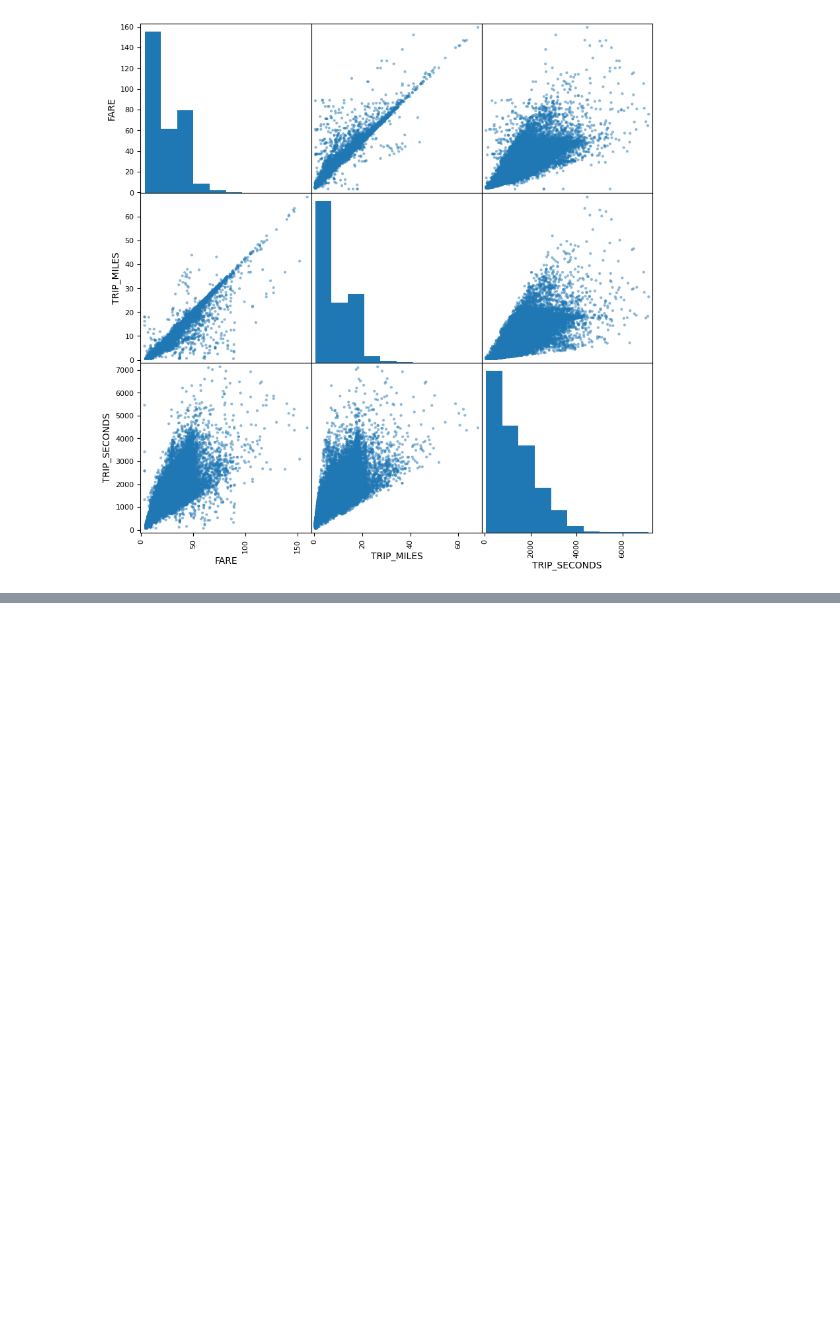
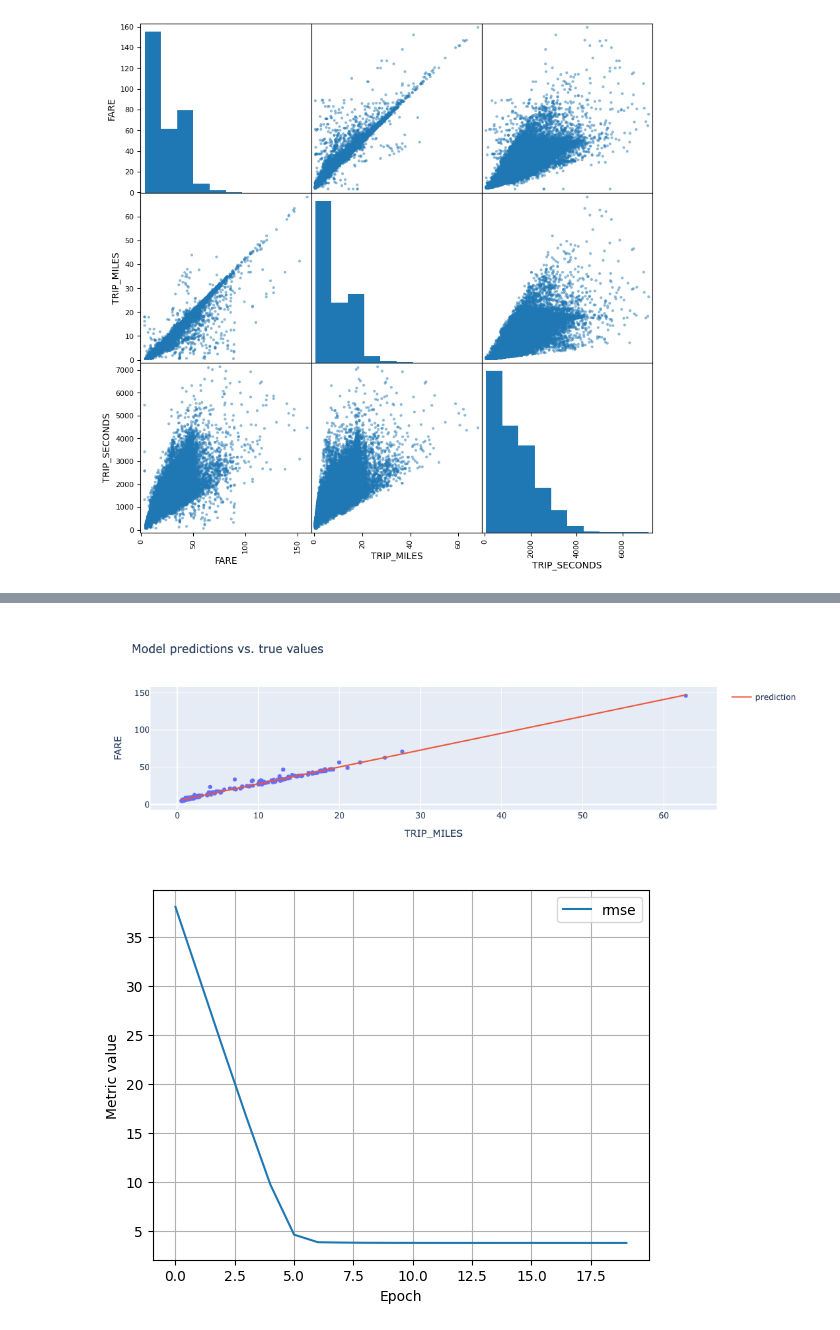
Before and after one commit to garaemon/jupyter-notes, a Jupyter notebook: machine-learning/linear_regression_taxi.ipynb, the cells around one changed output, grey strips where cells are left out. Saved outputs shown, nothing was run; the diff lists cells and outputs as text; code cells hidden in the pictures; blank space fills up the shorter version.

Commit message:
Add experiment 1

```diff
--- a/machine-learning/linear_regression_taxi.ipynb
+++ b/machine-learning/linear_regression_taxi.ipynb
@@ -132,0 +170,16 @@ plt.show()
+# %%
+# train model
+settings_1 = ml_edu.experiment.ExperimentSettings(
+    learning_rate=0.001,
+    number_epochs=20,
+    batch_size=50,
+    input_features=['TRIP_MILES']
+)
+
+metrics = [keras.metrics.RootMeanSquaredError(name='rmse')]
+model_1 = create_model(settings_1, metrics)
+experiment_1 = train_model('one_feature', model_1, training_df, 'FARE', settings_1)
+
+ml_edu.results.plot_experiment_metrics(experiment_1, ['rmse'])
+ml_edu.results.plot_model_predictions(experiment_1, training_df, 'FARE')
+# %% [output]
@@ -132,0 +203,2 @@ plt.show()
+[figure, added]
+[figure, added]
```
Also changed, not shown: parts of 3 cells of this notebook.
